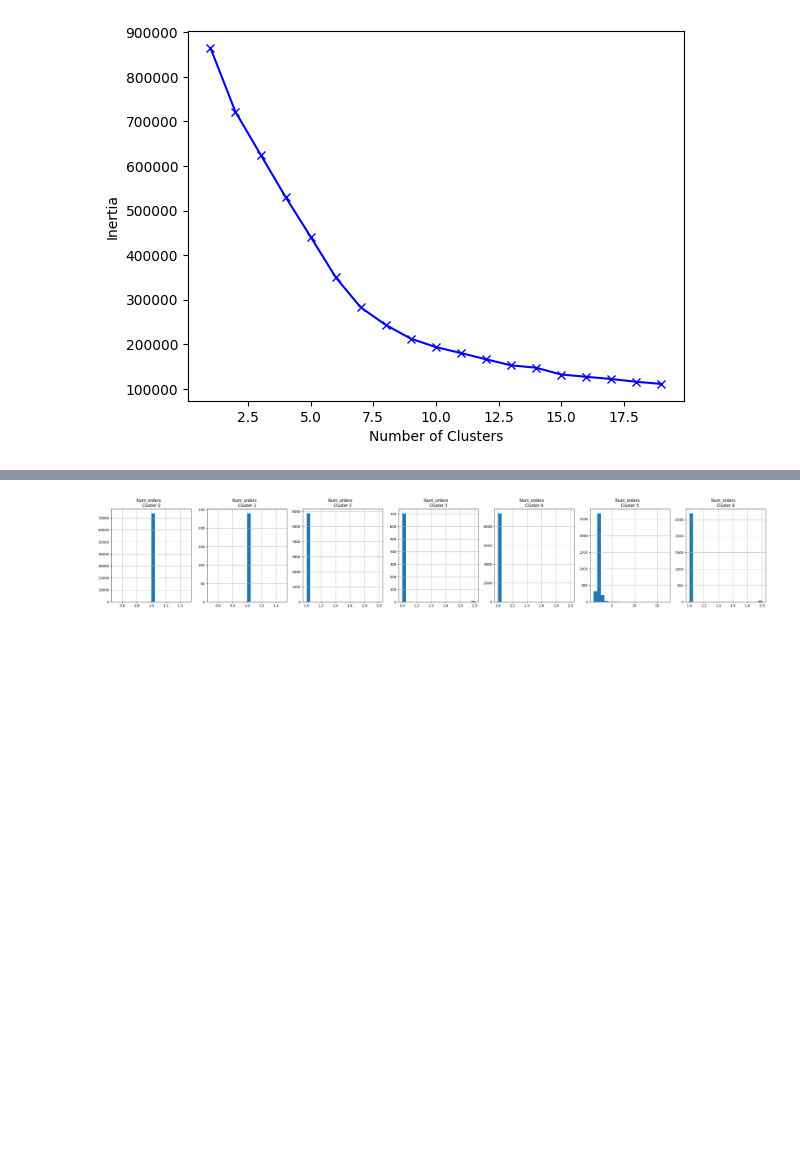
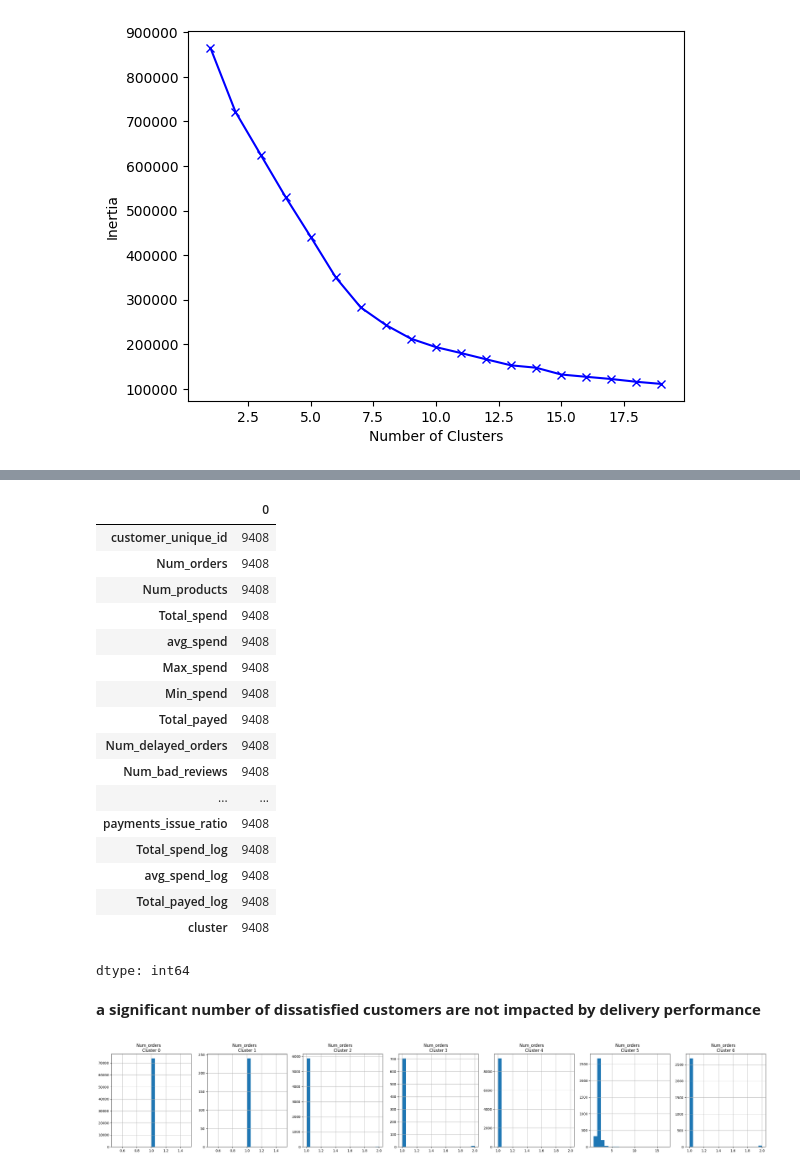
Before and after one commit to amy165/Brazilian-E-Commerce-Public-Dataset-by-Olist, a Jupyter notebook: DS/E-Commerce-Customer-Segmentation-KMeans.ipynb, the cells around one changed output, grey strips where cells are left out. Cells and saved outputs as stored; diff of their text form; code cells hidden in the pictures; blank space fills up the shorter version.

```diff
--- a/DS/E-Commerce-Customer-Segmentation-KMeans.ipynb
+++ b/DS/E-Commerce-Customer-Segmentation-KMeans.ipynb
@@ -601,3 +616,26 @@ cluster_summary
+# %%
+customers_features[customers_features['cluster']==4].count()
+# %% [output]
+|  | 0 |
+| customer_unique_id | 9408 |
+| Num_orders | 9408 |
+| Num_products | 9408 |
+| Total_spend | 9408 |
+| avg_spend | 9408 |
+| Max_spend | 9408 |
+| Min_spend | 9408 |
+| Total_payed | 9408 |
+| Num_delayed_orders | 9408 |
+| Num_bad_reviews | 9408 |
+| ... | ... |
+| payments_issue_ratio | 9408 |
+| Total_spend_log | 9408 |
+| avg_spend_log | 9408 |
+| Total_payed_log | 9408 |
+| cluster | 9408 |
+dtype: int64
+# %% [markdown]
+**a significant number of dissatisfied customers are not impacted by delivery performance**
 # %%
 for i in cols_to_view:
     plt.figure(figsize=(35,5))
```
Also changed, not shown: parts of 3 cells of this notebook.
